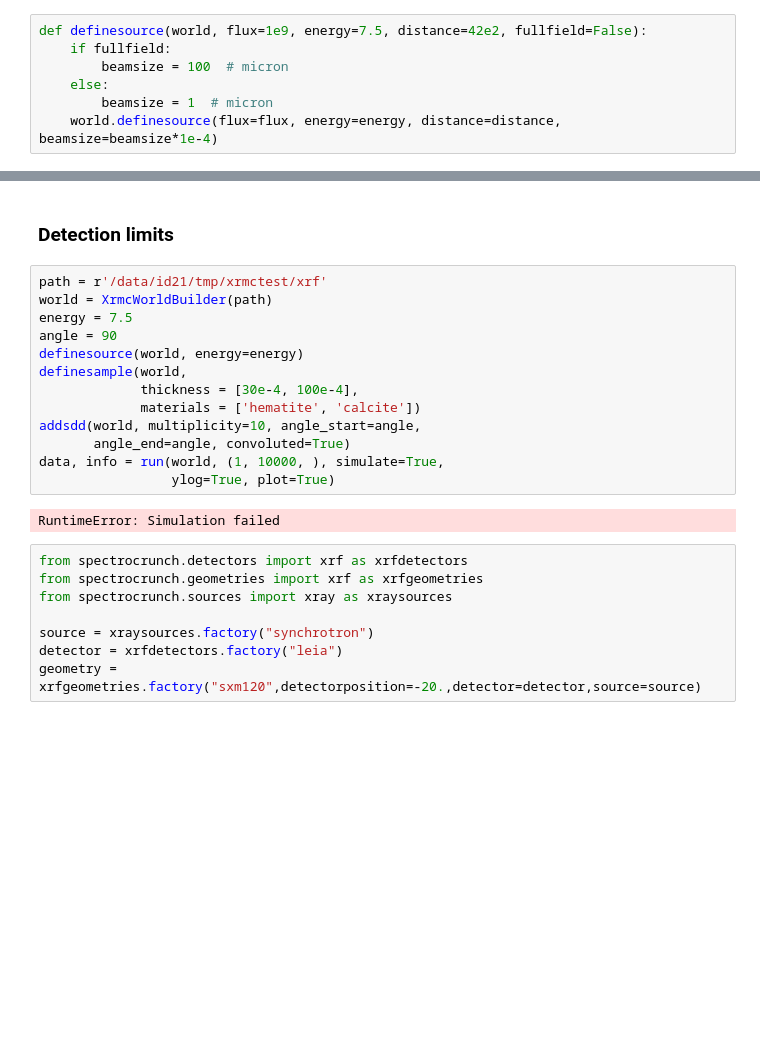
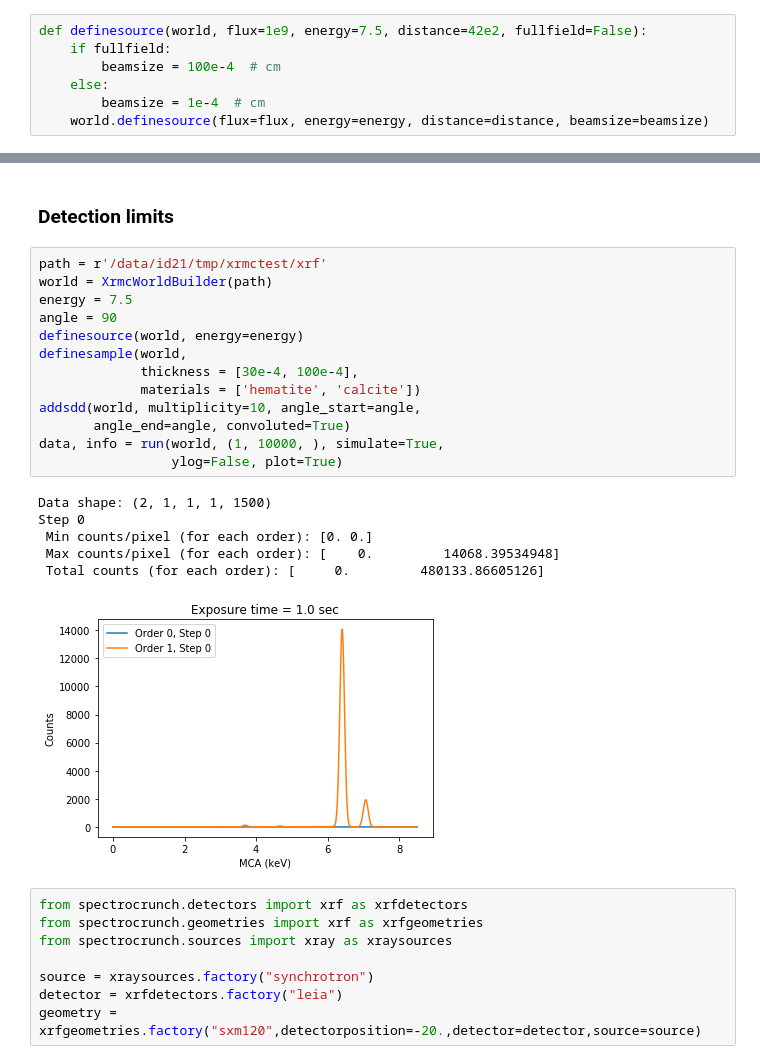
Before and after one commit to woutdenolf/spectrocrunch, a Jupyter notebook: doc/source/tutorials/montecarlo.ipynb, the cells around one changed output, grey strips where cells are left out. Drawn from its saved outputs; the diff is of its cells as text; blank space fills up the shorter version.

```diff
--- a/doc/source/tutorials/montecarlo.ipynb
+++ b/doc/source/tutorials/montecarlo.ipynb
@@ -15,10 +17,10 @@ Define source
 # %%
 def definesource(world, flux=1e9, energy=7.5, distance=42e2, fullfield=False):
     if fullfield:
-        beamsize = 100  # micron
+        beamsize = 100e-4  # cm
     else:
-        beamsize = 1  # micron
-    world.definesource(flux=flux, energy=energy, distance=distance, beamsize=beamsize*1e-4)
+        beamsize = 1e-4  # cm
+    world.definesource(flux=flux, energy=energy, distance=distance, beamsize=beamsize)
 # %% [markdown]
 Define sample based on projected beam size
 # %%
@@ -246,18 +248,23 @@ tmp = plt.title('Exposure time = {} sec'.format(info['time']))
 # %%
 path = r'/data/id21/tmp/xrmctest/xrf'
 world = XrmcWorldBuilder(path)
 energy = 7.5
 angle = 90
 definesource(world, energy=energy)
 definesample(world,
              thickness = [30e-4, 100e-4],
              materials = ['hematite', 'calcite'])
 addsdd(world, multiplicity=10, angle_start=angle,
        angle_end=angle, convoluted=True)
 data, info = run(world, (1, 10000, ), simulate=True,
-                 ylog=True, plot=True)
+                 ylog=False, plot=True)
 # %% [output]
-RuntimeError: Simulation failed
+Data shape: (2, 1, 1, 1, 1500)
+Step 0
+ Min counts/pixel (for each order): [0. 0.]
+ Max counts/pixel (for each order): [    0.         14068.39534948]
+ Total counts (for each order): [     0.         480133.86605126]
+[figure, added]
 # %%
 from spectrocrunch.detectors import xrf as xrfdetectors
 from spectrocrunch.geometries import xrf as xrfgeometries
```
Also changed, not shown: parts of 2 cells of this notebook.
